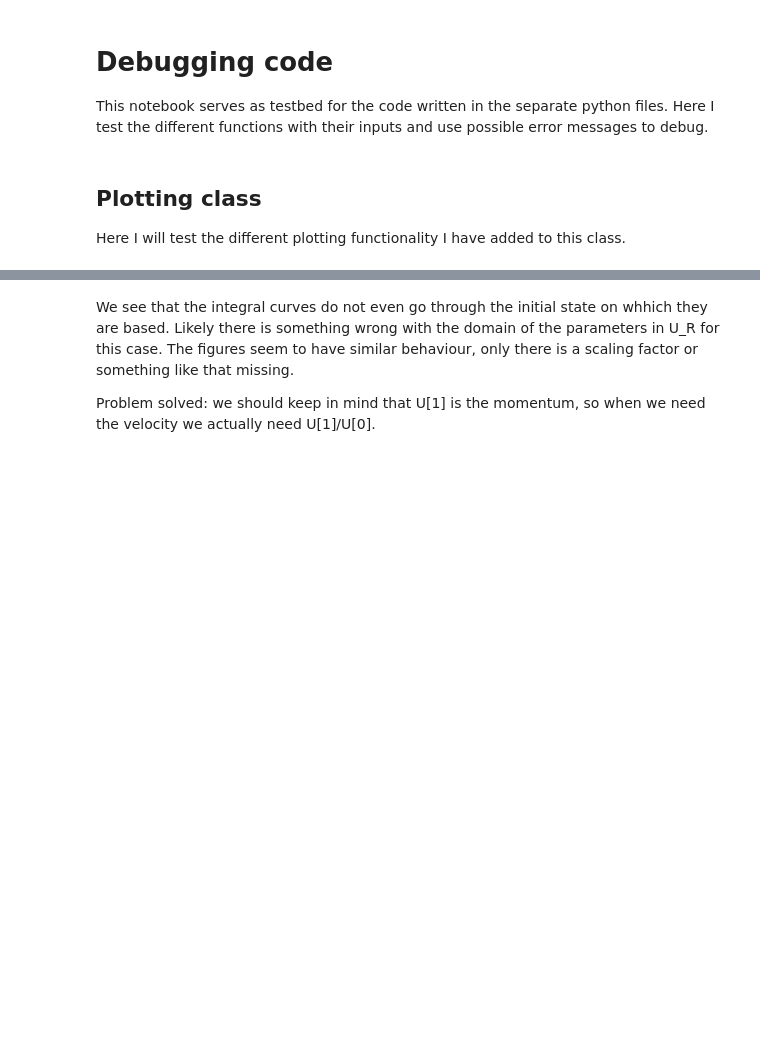
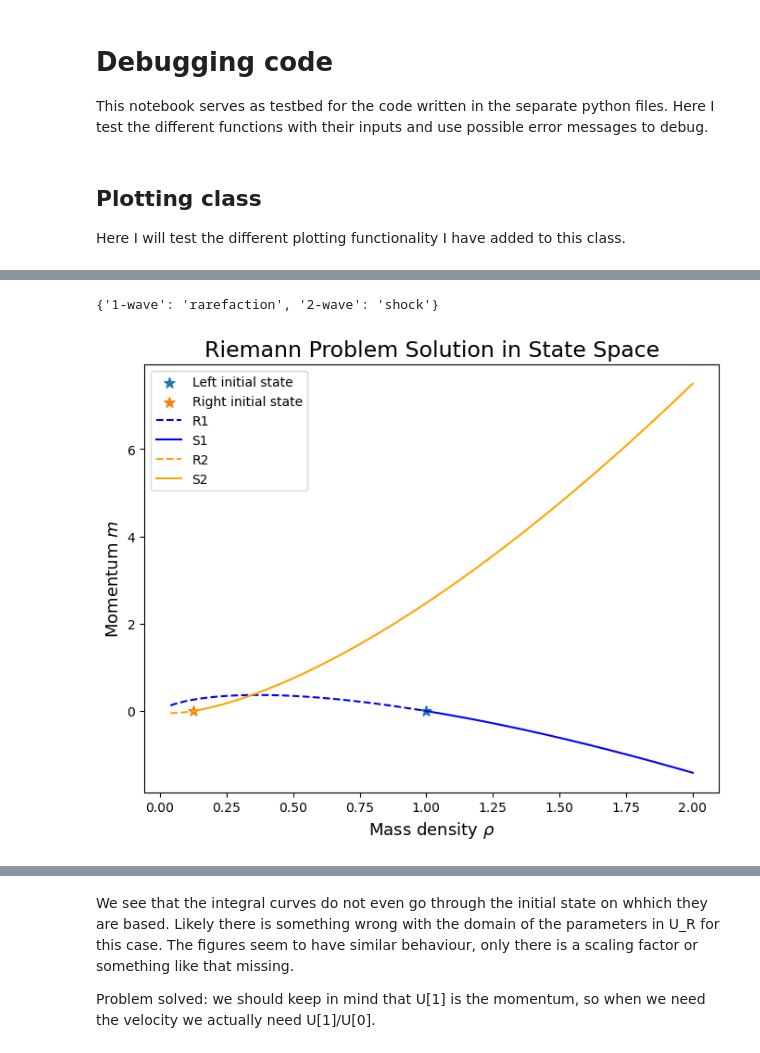
Before and after one commit to BertDepoorter/Individual_CMfAA, a Jupyter notebook: debugging.ipynb, the cells around one changed output, grey strips where cells are left out. Saved outputs shown, nothing was run; the diff lists cells and outputs as text; code cells hidden in the pictures; blank space fills up the shorter version.

Commit message:
running tests of notes

```diff
--- a/debugging.ipynb
+++ b/debugging.ipynb
@@ -43,0 +44,7 @@ solve(1,1,1, 0.5)
+# %%
+# test 1
+
+solve(1, 0.125, 0, 0)
+# %% [output]
+{'1-wave': 'rarefaction', '2-wave': 'shock'}
+[figure, added]
```
Also changed, not shown: parts of 11 cells of this notebook, 4 other files.
